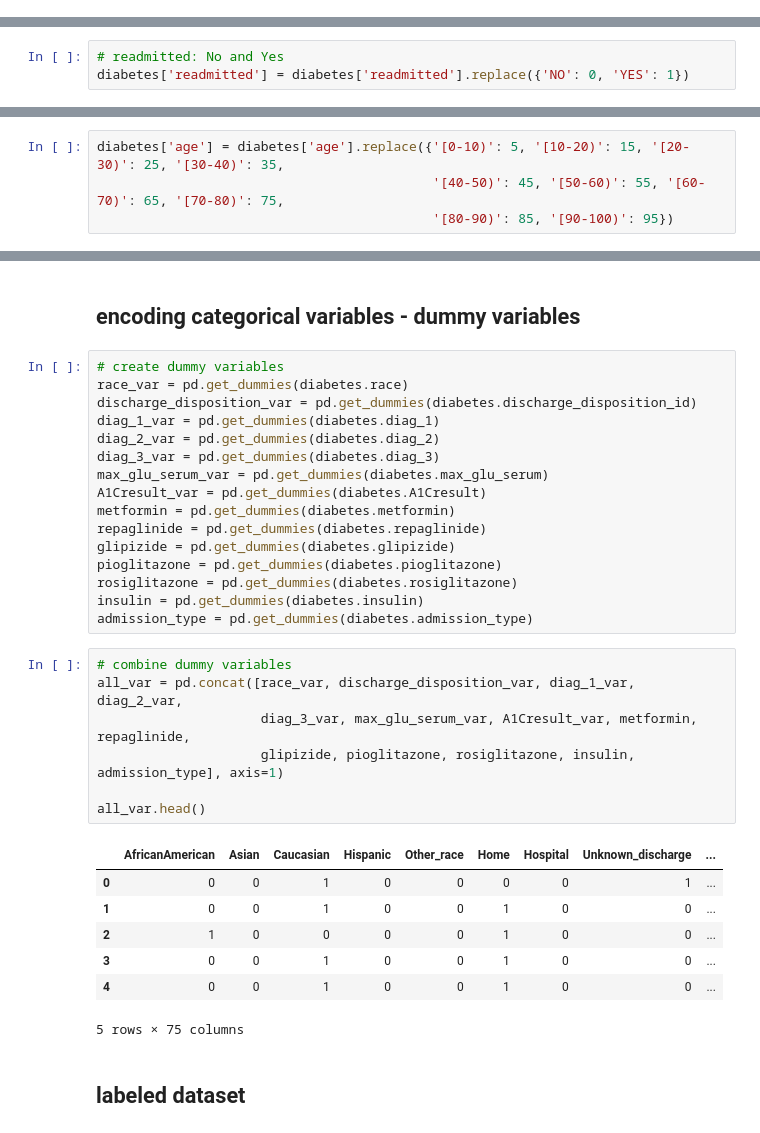
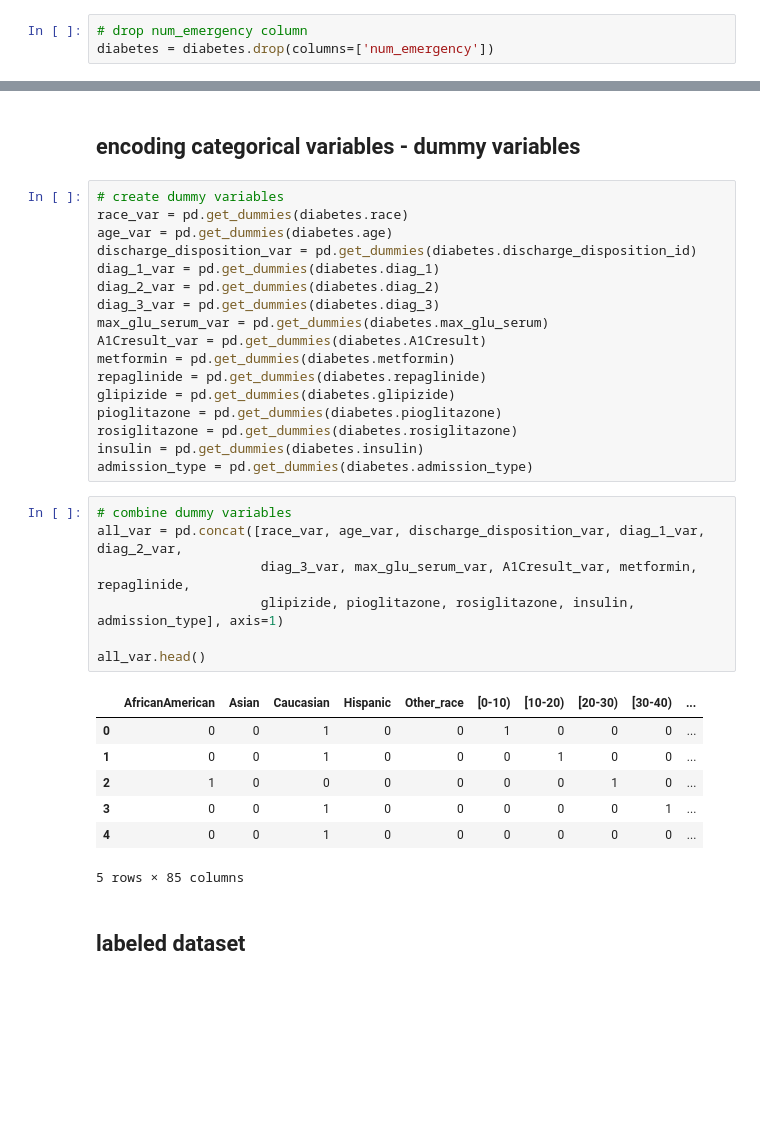
Before and after one commit to annasophiat/diabetic-readmissions, a Jupyter notebook: diabetes_statistical_analysis.ipynb, the cells around one changed output, grey strips where cells are left out. Drawn from its saved outputs; the diff is of its cells as text; blank space fills up the shorter version.

```diff
--- a/diabetes_statistical_analysis.ipynb
+++ b/diabetes_statistical_analysis.ipynb
@@ -386,3 +350,6 @@ Based on the [2-sample t-tests](https://docs.scipy.org/doc/scipy/reference/gener
+# %%
+# drop num_emergency column
+diabetes = diabetes.drop(columns=['num_emergency'])
 # %% [markdown]
 # label encoding
 # %% [markdown]
@@ -411,9 +378,6 @@ Column Name: readmitted
 Unique Values: ['NO' 'YES']
 Column Name: admission_type
 Unique Values: ['Unknown' 'Emergency' 'Urgent' 'Elective' 'Newborn' 'Trauma Center']
-# %%
-# readmitted: No and Yes
-diabetes['readmitted'] = diabetes['readmitted'].replace({'NO': 0, 'YES': 1})
 # %%
 # gender: male and female
 diabetes['gender'] = diabetes['gender'].replace({'Male': 0, 'Female': 1})
@@ -514,4 +467,0 @@ array(['[0-10)', '[10-20)', '[20-30)', '[30-40)', '[40-50)', '[50-60)',
-# %%
-diabetes['age'] = diabetes['age'].replace({'[0-10)': 5, '[10-20)': 15, '[20-30)': 25, '[30-40)': 35,
-                                           '[40-50)': 45, '[50-60)': 55, '[60-70)': 65, '[70-80)': 75,
-                                           '[80-90)': 85, '[90-100)': 95})
@@ -530,6 +470,7 @@ diabetes.head()
 # %%
 # create dummy variables
 race_var = pd.get_dummies(diabetes.race)
+age_var = pd.get_dummies(diabetes.age)
 discharge_disposition_var = pd.get_dummies(diabetes.discharge_disposition_id)
 diag_1_var = pd.get_dummies(diabetes.diag_1)
 diag_2_var = pd.get_dummies(diabetes.diag_2)
@@ -545,19 +486,19 @@ insulin = pd.get_dummies(diabetes.insulin)
 admission_type = pd.get_dummies(diabetes.admission_type)
 # %%
 # combine dummy variables
-all_var = pd.concat([race_var, discharge_disposition_var, diag_1_var, diag_2_var,
+all_var = pd.concat([race_var, age_var, discharge_disposition_var, diag_1_var, diag_2_var,
                      diag_3_var, max_glu_serum_var, A1Cresult_var, metformin, repaglinide,
                      glipizide, pioglitazone, rosiglitazone, insulin, admission_type], axis=1)
 
 all_var.head()
 # %% [output]
-|  | AfricanAmerican | Asian | Caucasian | Hispanic | Other_race | Home | Hospital | Unknown_discharge | ... |
-| 0 | 0 | 0 | 1 | 0 | 0 | 0 | 0 | 1 | ... |
-| 1 | 0 | 0 | 1 | 0 | 0 | 1 | 0 | 0 | ... |
-| 2 | 1 | 0 | 0 | 0 | 0 | 1 | 0 | 0 | ... |
-| 3 | 0 | 0 | 1 | 0 | 0 | 1 | 0 | 0 | ... |
-| 4 | 0 | 0 | 1 | 0 | 0 | 1 | 0 | 0 | ... |
+|  | AfricanAmerican | Asian | Caucasian | Hispanic | Other_race | [0-10) | [10-20) | [20-30) | [30-40) | ... |
+| 0 | 0 | 0 | 1 | 0 | 0 | 1 | 0 | 0 | 0 | ... |
+| 1 | 0 | 0 | 1 | 0 | 0 | 0 | 1 | 0 | 0 | ... |
+| 2 | 1 | 0 | 0 | 0 | 0 | 0 | 0 | 1 | 0 | ... |
+| 3 | 0 | 0 | 1 | 0 | 0 | 0 | 0 | 0 | 1 | ... |
+| 4 | 0 | 0 | 1 | 0 | 0 | 0 | 0 | 0 | 0 | ... |
-5 rows × 75 columns
+5 rows × 85 columns
 # %% [markdown]
 ## labeled dataset
 # %%
```
Also changed, not shown: parts of 39 cells of this notebook.
